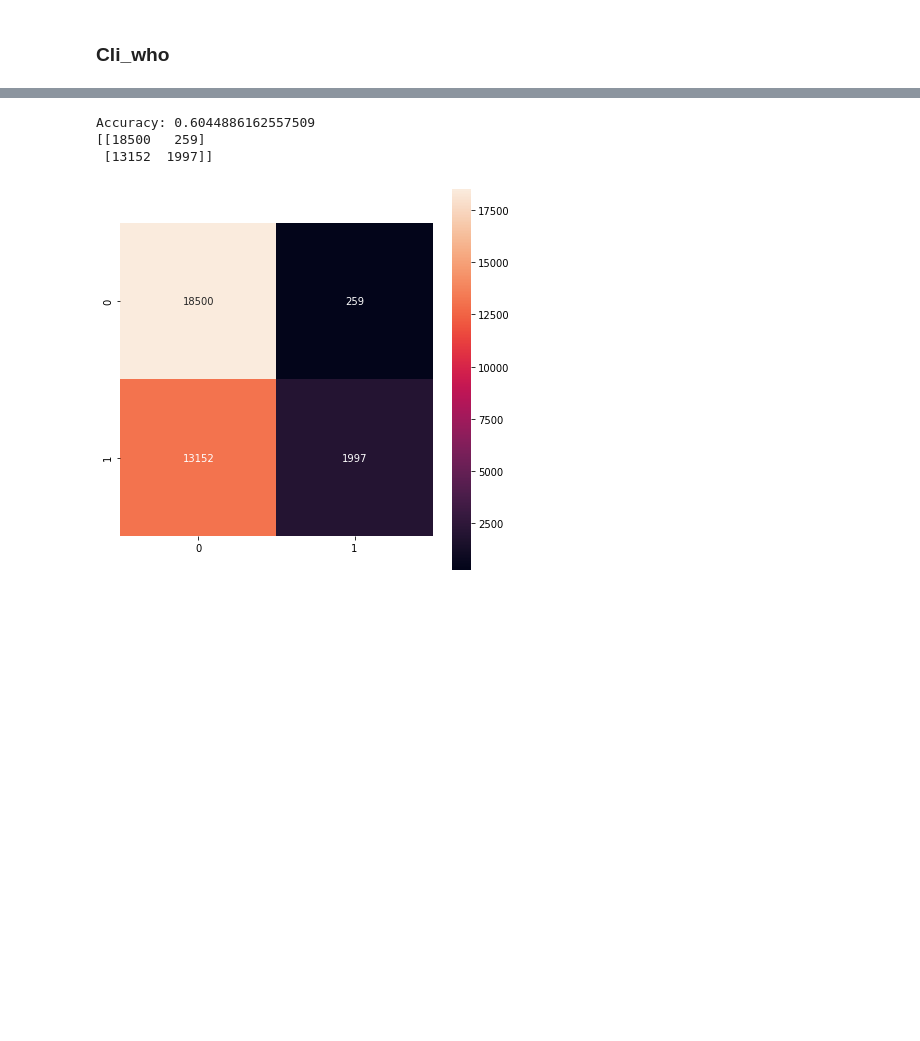
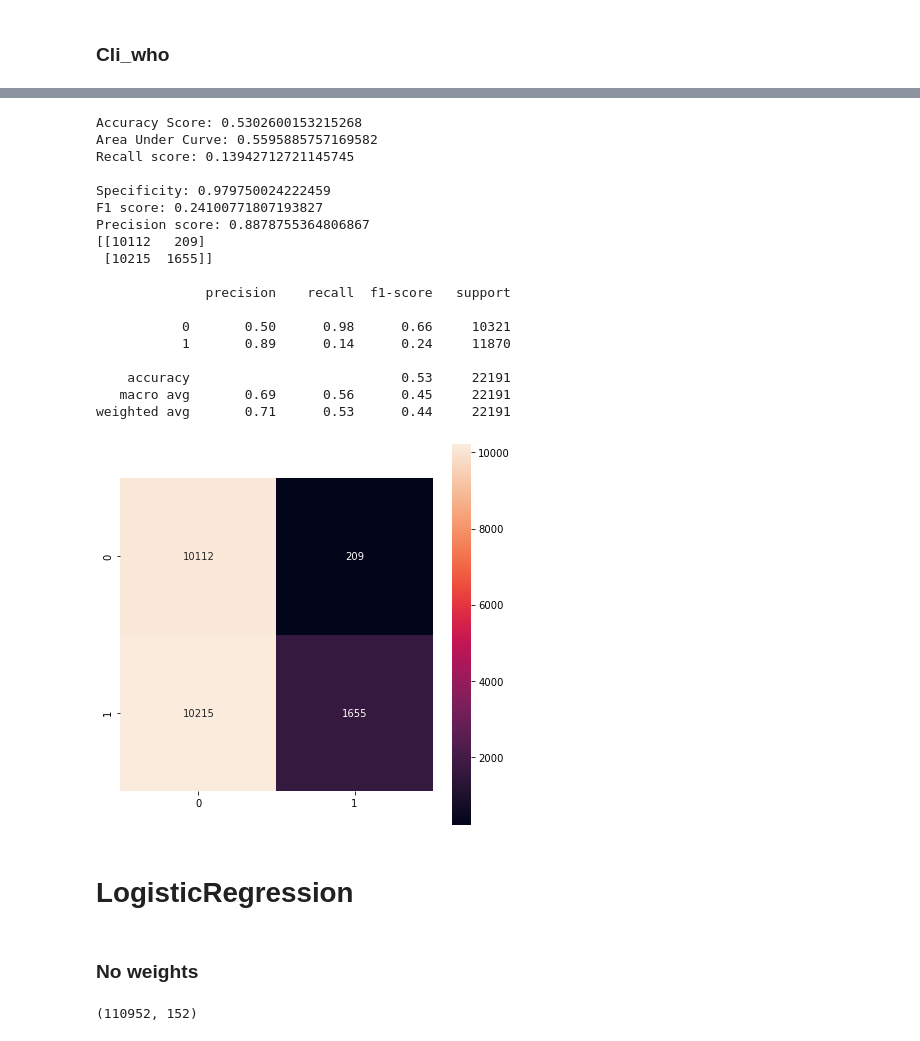
Before and after one commit to JavierAlvarezBenito/Python-imdea, a Jupyter notebook: Brazil_Classification.ipynb, the cells around one changed output, grey strips where cells are left out. Drawn from its saved outputs; the diff is of its cells as text; code cells hidden in the pictures; blank space fills up the shorter version.

```diff
--- a/Brazil_Classification.ipynb
+++ b/Brazil_Classification.ipynb
@@ -1359,11 +1408,11 @@ Accuracy: 0.6171110062522118
 # %% [markdown]
 ### Cli_who
 # %%
-X_NA = df_na['Cli_who']
-Y_NA = df_na['B8.1']
+X_NA = df_NA_BR['Cli_who']
+Y_NA = df_NA_BR['B8.1']
 
-X = df['Cli_who']
-Y = df['B8.1']
+X = df_no_na_BR['Cli_who']
+Y = df_no_na_BR['B8.1']
 
 
 X=X.values.reshape(-1,1)
@@ -1389,13 +1462,47 @@ Accuracy: 0.6112191564361249
 # %%
-print('Accuracy:',accuracy_score(Y_test_NA,X_test_NA))
-
+# performance
+print(f'Accuracy Score: {accuracy_score(Y_test_NA,X_test_NA)}')
+print(f'Area Under Curve: {roc_auc_score(Y_test_NA, X_test_NA)}')
+print(f'Recall score: {recall_score(Y_test_NA,X_test_NA)}')
+print("")
 matrix = confusion_matrix(Y_test_NA, X_test_NA)
+tn, fp, fn, tp = confusion_matrix(Y_test_NA, X_test_NA).ravel()
+print('Specificity:', tn/(tn+fp))
+print(f'F1 score: {f1_score(Y_test_NA,X_test_NA)}')
+print(f'Precision score: {precision_score(Y_test_NA,X_test_NA)}')
 print(matrix)
+print("")
+print(classification_report(Y_test_NA, X_test_NA))
 plt.figure(figsize=(7,7))
 sns.heatmap(matrix,annot=True, square = True, fmt='g')
 plt.show()
 # %% [output]
-Accuracy: 0.6044886162557509
-[[18500   259]
- [13152  1997]]
+Accuracy Score: 0.5302600153215268
+Area Under Curve: 0.5595885757169582
+Recall score: 0.13942712721145745
+
+Specificity: 0.979750024222459
+F1 score: 0.24100771807193827
+Precision score: 0.8878755364806867
+[[10112   209]
+ [10215  1655]]
+
+              precision    recall  f1-score   support
+
+           0       0.50      0.98      0.66     10321
+           1       0.89      0.14      0.24     11870
+
+    accuracy                           0.53     22191
+   macro avg       0.69      0.56      0.45     22191
+weighted avg       0.71      0.53      0.44     22191
-[figure, old version]
+[figure, new version]
+# %% [markdown]
+# LogisticRegression
+# %% [markdown]
+### No weights
+# %%
+df_BR = pd.read_csv('BR_Filter.csv')
+
+df_BR.shape
+# %% [output]
+(110952, 152)
```
Also changed, not shown: parts of 78 cells of this notebook.
